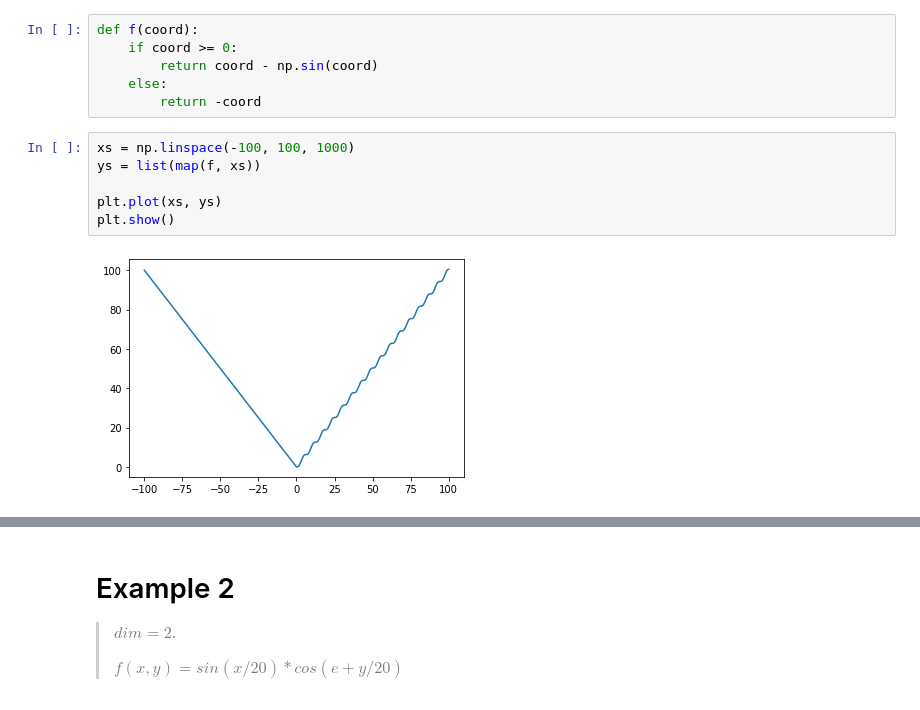
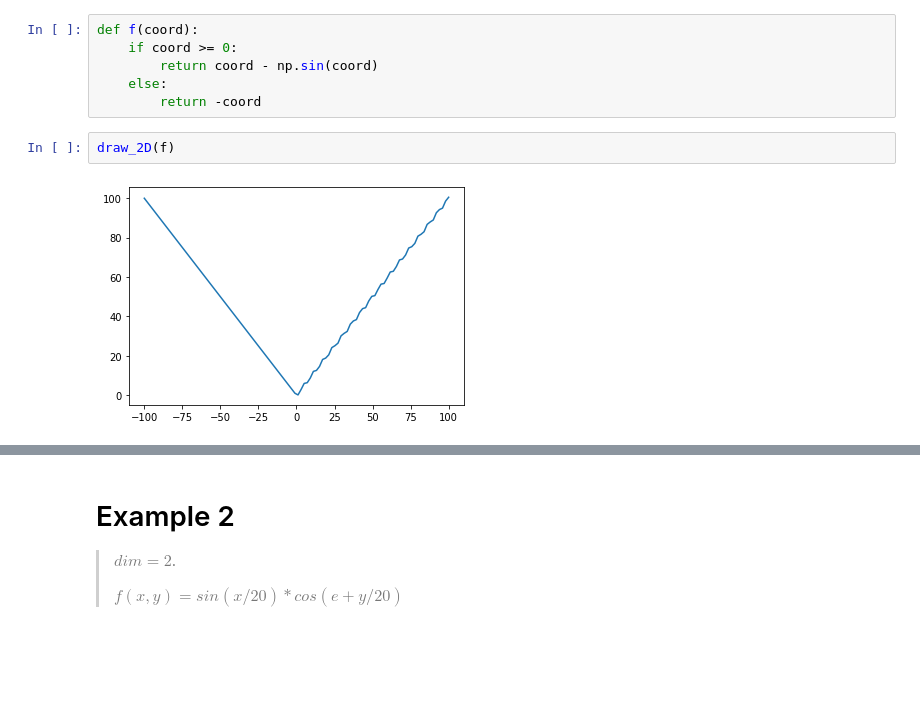
Before and after one commit to EasySocHacks/Optimization-Methods-IFMO, a Jupyter notebook: HW1/1.3.ipynb, the cells around one changed output, grey strips where cells are left out. Cells and saved outputs as stored; diff of their text form; blank space fills up the shorter version.

```diff
--- a/HW1/1.3.ipynb
+++ b/HW1/1.3.ipynb
@@ -33,14 +32,10 @@ def f(coord):
         return coord - np.sin(coord)
     else:
         return -coord
-# %%
-xs = np.linspace(-100, 100, 1000)
-ys = list(map(f, xs))
-
-plt.plot(xs, ys)
-plt.show()
-# %% [output]
-[figure, removed]
+# %%
+draw_2D(f)
+# %% [output]
+[figure, added]
 # %%
 with warnings.catch_warnings():
     warnings.simplefilter("ignore", category=RuntimeWarning)
```
Also changed, not shown: parts of 5 cells of this notebook, 4 other files.
